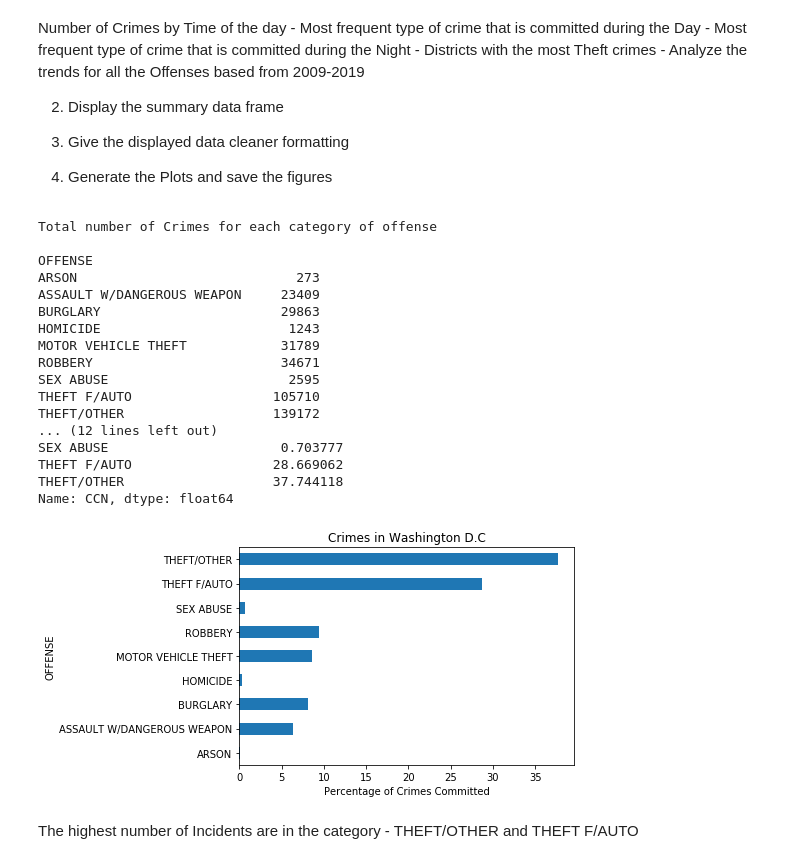
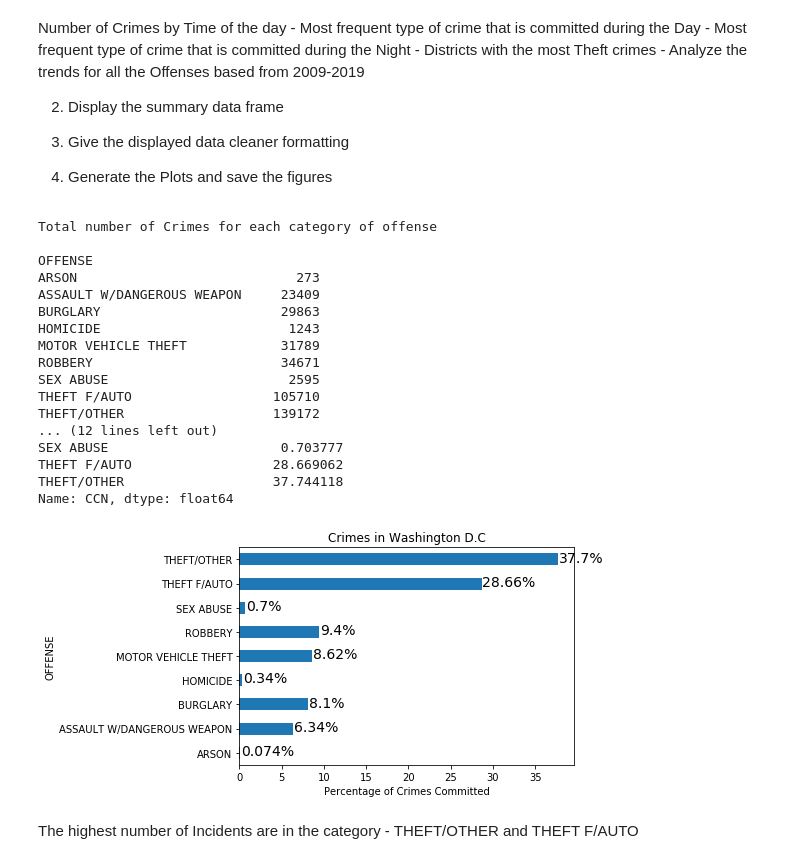
Before and after one commit to iraismgarcia5/Project_DC_Crime_Analysis, a Jupyter notebook: Project1_DC_Crime_Analysis.ipynb, the cells around one changed output. Cells and saved outputs as stored; diff of their text form; code cells hidden in the pictures.

Commit message:
Updated the labels for graphs

```diff
--- a/Project1_DC_Crime_Analysis.ipynb
+++ b/Project1_DC_Crime_Analysis.ipynb
@@ -439,37 +440,45 @@ c_crime_rate=crime_rate.CCN.count()
 print("Total number of Crimes for each category of offense\n")
 print(c_crime_rate)
 print("\n")
 print("Percentage of Crimes for each category of offense\n")
 p_crime_rate=(crime_rate.CCN.count()/t_crimes)*100
+crime_rate_df=pd.DataFrame(p_crime_rate)
+crime_rate_df
 print(p_crime_rate)
-t_crimes
 
 #Offense Plot - Bar Graph
-crime_rate_df=pd.DataFrame(p_crime_rate)
-crime_rate_df
+
 fig = crime_rate_df["CCN"].plot(kind="barh")
+summary_tuple=(0.074,6.34,8.1,0.34,8.62,9.4,0.7,28.66,37.7)
+
+#Adding labels
+for i in range(len(summary_tuple)):
+    value_x=summary_tuple[i]+0.1
+    plt.text(x=value_x, y=i-0.1, s=(str(summary_tuple[i])+"%"), size=14,color="black")
+
+# var=crime_rate_df["CCN"]
 plt.xlabel('Percentage of Crimes Committed')
 plt.title("Crimes in Washington D.C")
 plt.show()
 # %% [output]
 Total number of Crimes for each category of offense
 
 OFFENSE
 ARSON                            273
 ASSAULT W/DANGEROUS WEAPON     23409
 BURGLARY                       29863
 HOMICIDE                        1243
 MOTOR VEHICLE THEFT            31789
 ROBBERY                        34671
 SEX ABUSE                       2595
 THEFT F/AUTO                  105710
 THEFT/OTHER                   139172
 ... (12 lines left out)
 SEX ABUSE                      0.703777
 THEFT F/AUTO                  28.669062
 THEFT/OTHER                   37.744118
 Name: CCN, dtype: float64
-[figure, old version]
+[figure, new version]
 # %% [markdown]
 The highest number of Incidents are in the category - THEFT/OTHER and THEFT F/AUTO
 # %%
```
Also changed, not shown: parts of 9 cells of this notebook, 16 other files.
